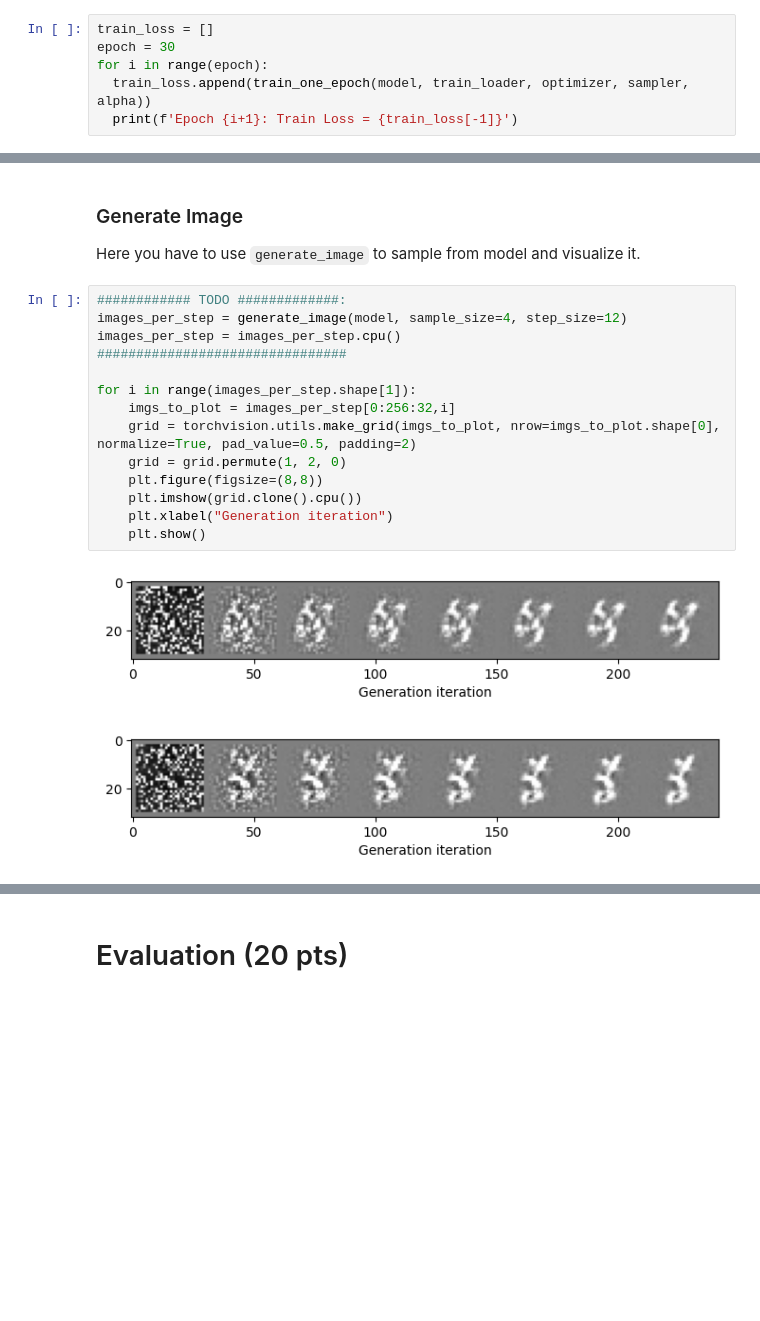
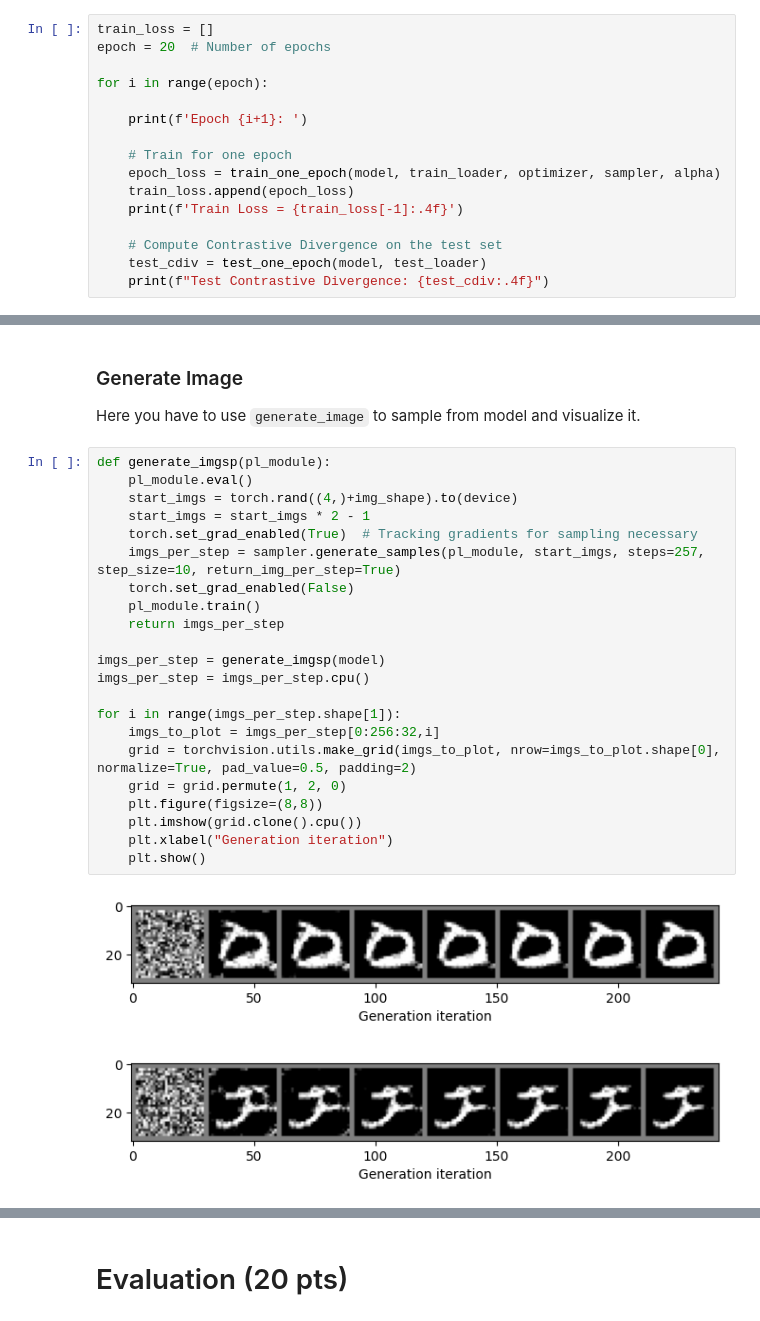
Before and after one commit to AmirHosseinNaghdi2003/Deep-Generative-Models, a Jupyter notebook: CHW4/DGM_HW4_Practical_1.ipynb, the cells around one changed output, grey strips where cells are left out. Cells and saved outputs as stored; diff of their text form; blank space fills up the shorter version.

```diff
--- a/CHW4/DGM_HW4_Practical_1.ipynb
+++ b/CHW4/DGM_HW4_Practical_1.ipynb
@@ -507,8 +528,18 @@ sampler = Sampler(model, img_shape, BATCH_SIZE)
 Train your model and print loss for each epoch.
 # %%
 train_loss = []
-epoch = 30
+epoch = 20  # Number of epochs
+
 for i in range(epoch):
-  train_loss.append(train_one_epoch(model, train_loader, optimizer, sampler, alpha))
-  print(f'Epoch {i+1}: Train Loss = {train_loss[-1]}')
+
+    print(f'Epoch {i+1}: ')
+
+    # Train for one epoch
+    epoch_loss = train_one_epoch(model, train_loader, optimizer, sampler, alpha)
+    train_loss.append(epoch_loss)
+    print(f'Train Loss = {train_loss[-1]:.4f}')
+
+    # Compute Contrastive Divergence on the test set
+    test_cdiv = test_one_epoch(model, test_loader)
+    print(f"Test Contrastive Divergence: {test_cdiv:.4f}")
 # %% [output]
@@ -541,19 +575,27 @@ test_one_epoch(model, test_loader)
 
 Here you have to use `generate_image` to sample from model and visualize it.
 # %%
-############ TODO #############:
-images_per_step = generate_image(model, sample_size=4, step_size=12)
-images_per_step = images_per_step.cpu()
-################################
+def generate_imgsp(pl_module):
+    pl_module.eval()
+    start_imgs = torch.rand((4,)+img_shape).to(device)
+    start_imgs = start_imgs * 2 - 1
+    torch.set_grad_enabled(True)  # Tracking gradients for sampling necessary
+    imgs_per_step = sampler.generate_samples(pl_module, start_imgs, steps=257, step_size=10, return_img_per_step=True)
+    torch.set_grad_enabled(False)
+    pl_module.train()
+    return imgs_per_step
 
-for i in range(images_per_step.shape[1]):
-    imgs_to_plot = images_per_step[0:256:32,i]
+imgs_per_step = generate_imgsp(model)
+imgs_per_step = imgs_per_step.cpu()
+
+for i in range(imgs_per_step.shape[1]):
+    imgs_to_plot = imgs_per_step[0:256:32,i]
     grid = torchvision.utils.make_grid(imgs_to_plot, nrow=imgs_to_plot.shape[0], normalize=True, pad_value=0.5, padding=2)
     grid = grid.permute(1, 2, 0)
     plt.figure(figsize=(8,8))
     plt.imshow(grid.clone().cpu())
     plt.xlabel("Generation iteration")
     plt.show()
 # %% [output]
-[figure, old version]
+[figure, new version]
-[figure, old version]
+[figure, new version]
```
Also changed, not shown: parts of 17 cells of this notebook.
